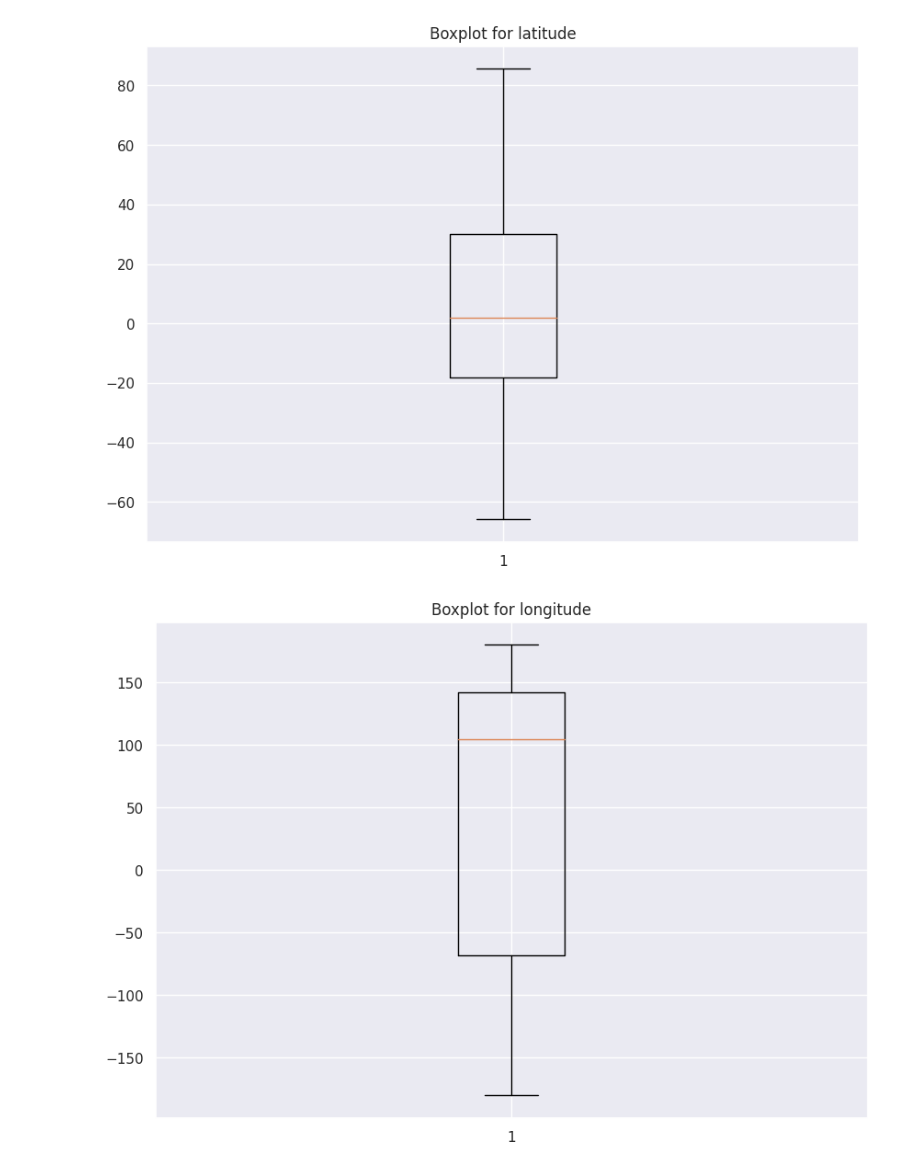
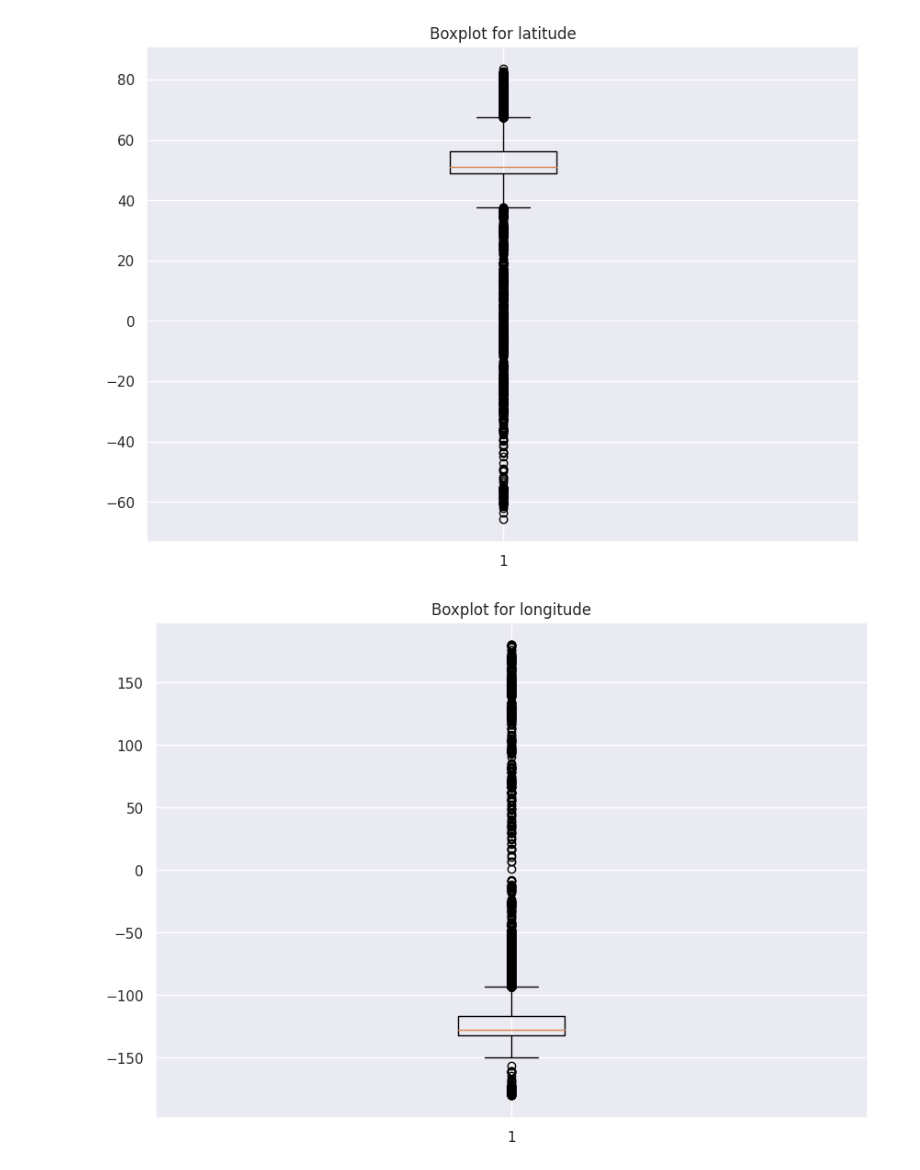
Before and after one commit to Sickachu01/EarthQuakePrediction, a Jupyter notebook: PreprocessingEarthQuake.ipynb, the cells around one changed output. Drawn from its saved outputs; the diff is of its cells as text; code cells hidden in the pictures.

```diff
--- a/PreprocessingEarthQuake.ipynb
+++ b/PreprocessingEarthQuake.ipynb
@@ -5,6 +5,6 @@ import matplotlib.pyplot as plt
 import seaborn as sns
 sns.set()
 # %%
-df1 = pd.read_csv('Earthquake.csv')
-df1
+df_EarthQuake = pd.read_csv('Merged_EarthQuake_data.csv')
+df_EarthQuake
 # %% [output]
@@ -114,5 +76,5 @@ dtype: int64
 # %%
-means = merged_df.drop(columns= ['time','magType','updated','place','type','status','locationSource','magSource']).mean()
-merged_df.fillna(value=means, inplace=True)
+means = df_EarthQuake.mean()
+df_EarthQuake.fillna(value=means, inplace=True)
 means
 # %% [output]
@@ -187,17 +117,17 @@ data
 # %%
 data1 = [['latitude', 'latitude'],
         ['longitude', 'longitude'],
         ['depth', 'depth'],
-        ['mag', 'mag'],
+        ['magnitude', 'magnitude'],
         ['nst', 'nst'],
         ['gap', 'gap'],
         ['dmin', 'dmin']]
 
 for item in data1:
     fig = plt.figure(figsize=(10, 7))
-    plt.boxplot(merged_df[item[0]])
+    plt.boxplot(df_EarthQuake[item[0]])
     plt.title(f'Boxplot for {item[1]}')
     plt.show()
 # %% [output]
-[figure, old version]
+[figure, new version]
-[figure, old version]
+[figure, new version]
```
Also changed, not shown: parts of 17 cells of this notebook, 2 other files.
